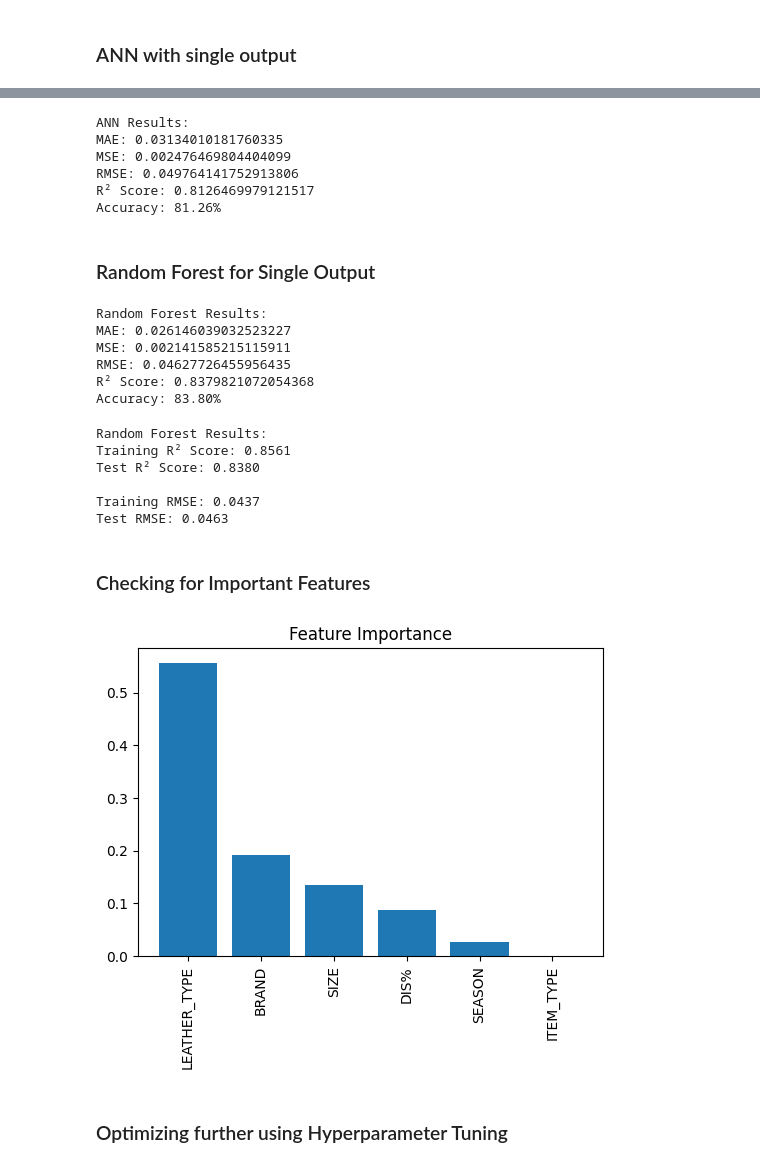
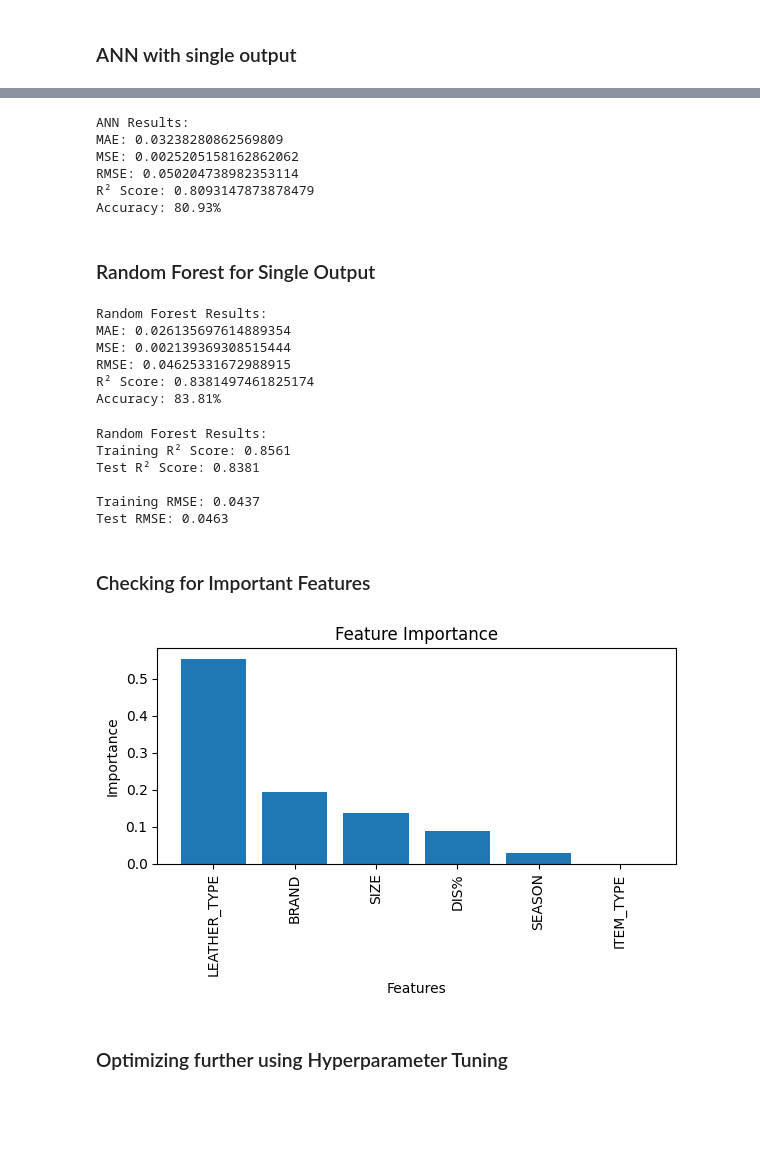
Before and after one commit to ac-26/shoe-store-demand-forecasting, a Jupyter notebook: main_script.ipynb, the cells around one changed output, grey strips where cells are left out. Cells and saved outputs as stored; diff of their text form; code cells hidden in the pictures; blank space fills up the shorter version.

```diff
--- a/main_script.ipynb
+++ b/main_script.ipynb
@@ -1182,3 +1177,8 @@ Final LightGBM Metrics: {'QTY': {'MAE': 0.004937373382987991, 'MSE': 0.000227414
+# %%
+X_train = pd.DataFrame(X_train).astype('float32')
+X_test = pd.DataFrame(X_test).astype('float32')
+y_train = pd.DataFrame(y_train).astype('float32')
+y_test = pd.DataFrame(y_test).astype('float32')
 # %% [markdown]
 ### ANN with single output
 # %%
@@ -1186,16 +1186,6 @@ import tensorflow as tf
 from tensorflow import keras
 from tensorflow.keras import layers
 from sklearn.model_selection import train_test_split
-from sklearn.preprocessing import StandardScaler
-
-X = data[['SEASON', 'ITEM_TYPE', 'LEATHER_TYPE', 'SIZE', 'BRAND', 'DIS%']].values
-y = data['NET_VALUE'].values  # Single target variable
-
-X_train, X_test, y_train, y_test = train_test_split(X, y, test_size=0.2, random_state=42)
-
-scaler = StandardScaler()
-X_train = scaler.fit_transform(X_train)
-X_test = scaler.transform(X_test)
 
 model = keras.Sequential([
     layers.Dense(64, activation='relu', input_shape=(X_train.shape[1],)),
@@ -1249,21 +1239,14 @@ print(f"R² Score: {r2}")
 print(f"Accuracy: {accuracy:.2f}%\n")
 # %% [output]
 ANN Results:
-MAE: 0.03134010181760335
-MSE: 0.002476469804404099
-RMSE: 0.049764141752913806
-R² Score: 0.8126469979121517
-Accuracy: 81.26%
+MAE: 0.03238280862569809
+MSE: 0.0025205158162862062
+RMSE: 0.050204738982353114
+R² Score: 0.8093147873878479
+Accuracy: 80.93%
 # %% [markdown]
 ### Random Forest for Single Output
 # %%
-from sklearn.model_selection import train_test_split
-
-X = data[['SEASON', 'ITEM_TYPE', 'LEATHER_TYPE', 'SIZE', 'BRAND', 'DIS%']]
-y = data['NET_VALUE']  # Single output
-
-X_train, X_test, y_train, y_test = train_test_split(X, y, test_size=0.2, random_state=42)
-
 from sklearn.ensemble import RandomForestRegressor
 from sklearn.metrics import r2_score
 
@@ -1287,11 +1270,11 @@ print(f"R² Score: {r2}")
 print(f"Accuracy: {accuracy:.2f}%\n")
 # %% [output]
 Random Forest Results:
-MAE: 0.026146039032523227
-MSE: 0.002141585215115911
-RMSE: 0.04627726455956435
-R² Score: 0.8379821072054368
-Accuracy: 83.80%
+MAE: 0.026135697614889354
+MSE: 0.002139369308515444
+RMSE: 0.04625331672988915
+R² Score: 0.8381497461825174
+Accuracy: 83.81%
 # %%
 from sklearn.metrics import mean_absolute_error, mean_squared_error
 import numpy as np
@@ -1321,27 +1304,31 @@ print(f"Test RMSE: {test_rmse:.4f}\n")
 # %% [output]
 Random Forest Results:
 Training R² Score: 0.8561
-Test R² Score: 0.8380
+Test R² Score: 0.8381
 
 Training RMSE: 0.0437
 Test RMSE: 0.0463
 # %% [markdown]
 ### Checking for Important Features
 # %%
-
 import matplotlib.pyplot as plt
 import numpy as np
 
 feature_importance = rf_model.feature_importances_
 sorted_idx = np.argsort(feature_importance)[::-1]
 
-plt.figure(figsize=(6,4))
-plt.bar(range(X.shape[1]), feature_importance[sorted_idx], align="center")
-plt.xticks(range(X.shape[1]), X.columns[sorted_idx], rotation=90)
+feature_names = ['SEASON', 'ITEM_TYPE', 'LEATHER_TYPE', 'SIZE', 'BRAND', 'DIS%']
+
+plt.figure(figsize=(6, 4))
+plt.bar(range(len(feature_names)), feature_importance[sorted_idx], align="center")
+plt.xticks(range(len(feature_names)), [feature_names[i] for i in sorted_idx], rotation=90)
 plt.title("Feature Importance")
+plt.xlabel("Features")
+plt.ylabel("Importance")
+plt.tight_layout()
 plt.show()
 # %% [output]
-[figure, old version]
+[figure, new version]
 # %% [markdown]
 ### Optimizing further using Hyperparameter Tuning
 # %%
```
Also changed, not shown: parts of 25 cells of this notebook.
